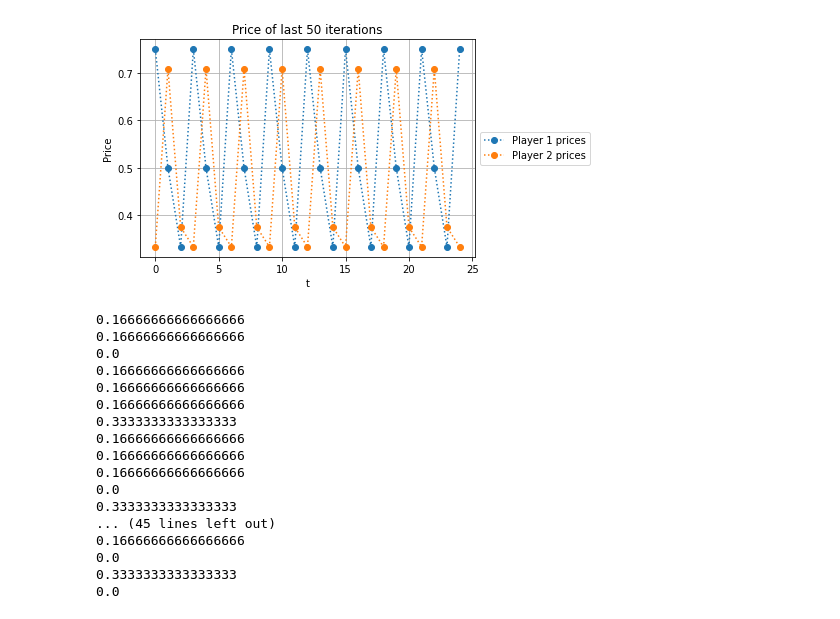
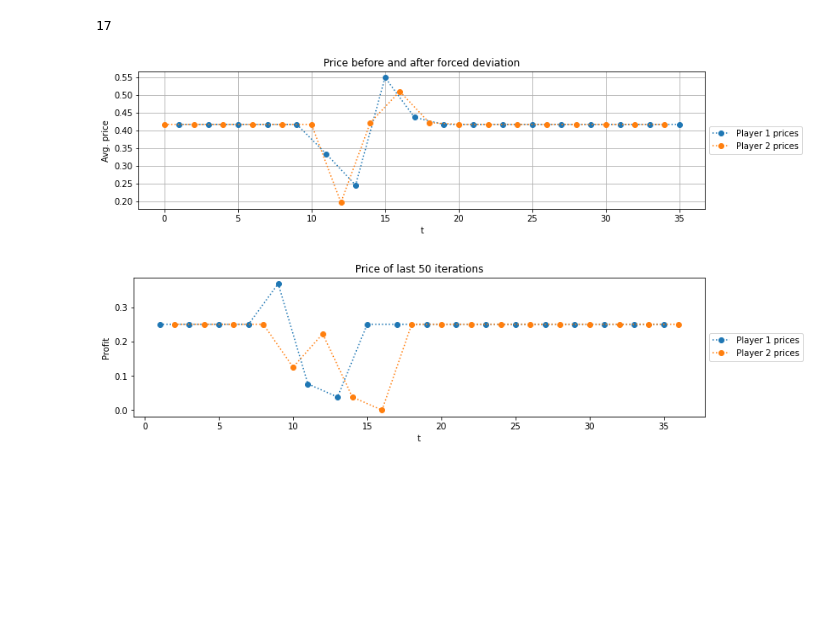
Before and after one commit to nicklasbusk/Bachelorprojekt, a Jupyter notebook: Code/final2.ipynb, the cells around one changed output. Cells and saved outputs as stored; diff of their text form; code cells hidden in the pictures; blank space fills up the shorter version.

```diff
--- a/Code/final2.ipynb
+++ b/Code/final2.ipynb
@@ -131,6 +131,7 @@ def Klein_simulation(alpha, delta, T, price_grid):
 
     return p_table, avg_profs1, avg_profs2
 
+@njit
 def Klein_simulation_FD(alpha, delta, T, price_grid):
     #np.random.seed(3)
     # Initializing values
@@ -147,7 +148,7 @@ def Klein_simulation_FD(alpha, delta, T, price_grid):
     profits = np.zeros((2,T))
     avg_profs1 = []
     avg_profs2 = []
-    avg_price = []
+    #avg_price = []
     # Setting prices for players in first 2 periods
     p_table[i, t] = np.random.choice(price_grid) # firm 1 sets price
     t += 1
@@ -163,13 +164,13 @@ def Klein_simulation_FD(alpha, delta, T, price_grid):
 
         if t==400000:
             p_table[i,t] = price_grid[s_t_idx - 1]
-            print(p_table[i,t])
+            #print(p_table[i,t])
         else:
             p_table[i, t] = select_price(j, t, p_table, q1, price_grid, epsilon[t])
         p_table[j, t] = p_table[j, t-1]
 
-        avg_price_t = (p_table[i,t] + p_table[j, t]) / 2
-        avg_price.append(avg_price_t)
+        #avg_price_t = (p_table[i,t] + p_table[j, t]) / 2
+        #avg_price.append(avg_price_t)
         # Store profits for both firms
         profits[i, t] = profit(p_table[i,t], p_table[j,t])
         profits[j, t] = profit(p_table[j,t], p_table[i,t])
@@ -189,7 +190,7 @@ def Klein_simulation_FD(alpha, delta, T, price_grid):
         q1=q2
         q2=tmp
 
-    return p_table, profits, avg_profs1, avg_profs2, avg_price
+    return p_table, profits, avg_profs1, avg_profs2#, avg_price
 # %%
 k = np.linspace(0,1,7)
 a, b, c = Klein_simulation(0.3, 0.95, 500000, k)
@@ -236,5 +237,3 @@ def run_sim(runs, k, method='klein'):
     axs.legend()  # Show the legend to display the label of the newly added line
     plt.show()
     return
-# %%
-run_sim(100, k)
@@ -245,0 +310,4 @@ No implementation of function Function(<function sum at 0x...>) found for signat
+# %%
+Monk, profits, avg_2pp1,avg2pp2= run_simFD(100,np.linspace(0,1,13))
+# %% [output]
+17
@@ -246,29 +318,44 @@ No implementation of function Function(<function sum at 0x...>) found for signat
+# %%
+xvalues = range(len(MAnkA[199995:200013]))
+#print(p2)
+#print(new)
+# Plot the array as a line graph
+plt.figure(figsize=(12, 3))
+plt.plot(range(1,len(xvalues)*2,2), MAnkA[199995:200013], marker="o", linestyle='dotted')
+plt.plot(range(0,len(xvalues)*2,2), MAnkaB[199995:200013], marker="o", linestyle='dotted')
+#plt.plot(xvalues, p2, marker="o", linestyle='dotted')
+
+# Add labels and title
+plt.grid()
+plt.xlabel('t')
+plt.ylabel('Avg. price')
+plt.title('Price before and after forced deviation')
+plt.legend(['Player 1 prices', 'Player 2 prices'], bbox_to_anchor=(1,0.5), loc='center left')
+
+# Display the graph
+plt.show()
+# %% [output]
+[figure, added]
 # %%
-# PRICE CYCLES
-p, b, c = Klein_simulation(0.3, 0.95, 500000, np.linspace(0,1,25))
-p1 = p[0,499950:500000]
-p2 = p[1,499950:500000]
-
-p1 = p1[1::2]
-p2 = p2[::2]
+zoom1 = avg_2pp1[199995:200013]
+zoom2 = avg2pp2[199995:200013]
 #print("Last 50 prices for player 1: \n", p1)
 #print("Last 50 prices for player 2: \n", p2)
 
 
-xvalues = range(len(p1))
-
+xvalues = range(len(zoom1))
+plt.figure(figsize=(12, 3))
 # Plot the array as a line graph
-plt.plot(xvalues, p1, marker="o", linestyle='dotted')
-plt.plot(xvalues, p2, marker="o", linestyle='dotted')
+plt.plot(range(1,len(xvalues)*2,2), zoom1, marker="o", linestyle='dotted')
+plt.plot(range(2,len(xvalues)*2+1,2), zoom2, marker="o", linestyle='dotted')
 
 # Add labels and title
 plt.xlabel('t')
-plt.ylabel('Price')
-plt.grid()
+plt.ylabel('Profit')
 plt.title('Price of last 50 iterations')
 plt.legend(['Player 1 prices', 'Player 2 prices'], bbox_to_anchor=(1,0.5), loc='center left')
 
 # Display the graph
 plt.show()
 # %% [output]
-[figure, old version]
+[figure, new version]
@@ -298,21 +362 @@ def run_simFD(runs, k):
-# %%
-Monk=run_simFD(1000,np.linspace(0,1,7))
-# %% [output]
-0.16666666666666666
-0.16666666666666666
-0.0
-0.16666666666666666
-0.16666666666666666
-0.16666666666666666
-0.3333333333333333
-0.16666666666666666
-0.16666666666666666
-0.16666666666666666
-0.0
-0.3333333333333333
-... (45 lines left out)
-0.16666666666666666
-0.0
-0.3333333333333333
-0.0
 # %%
```
Also changed, not shown: parts of 12 cells of this notebook.
